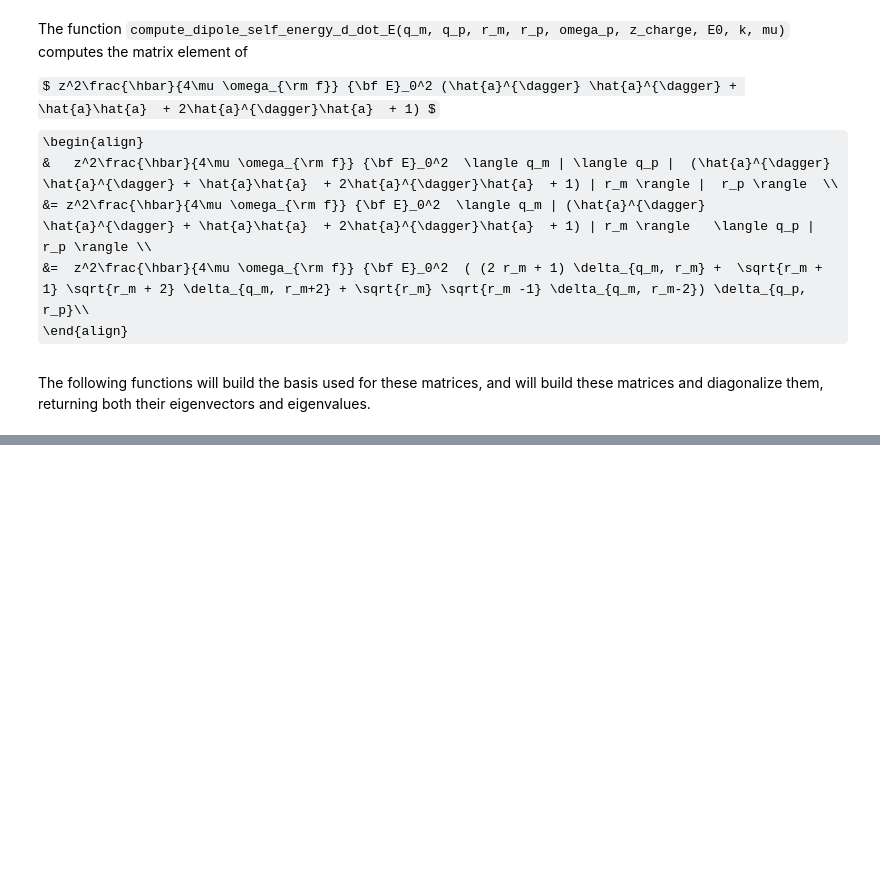
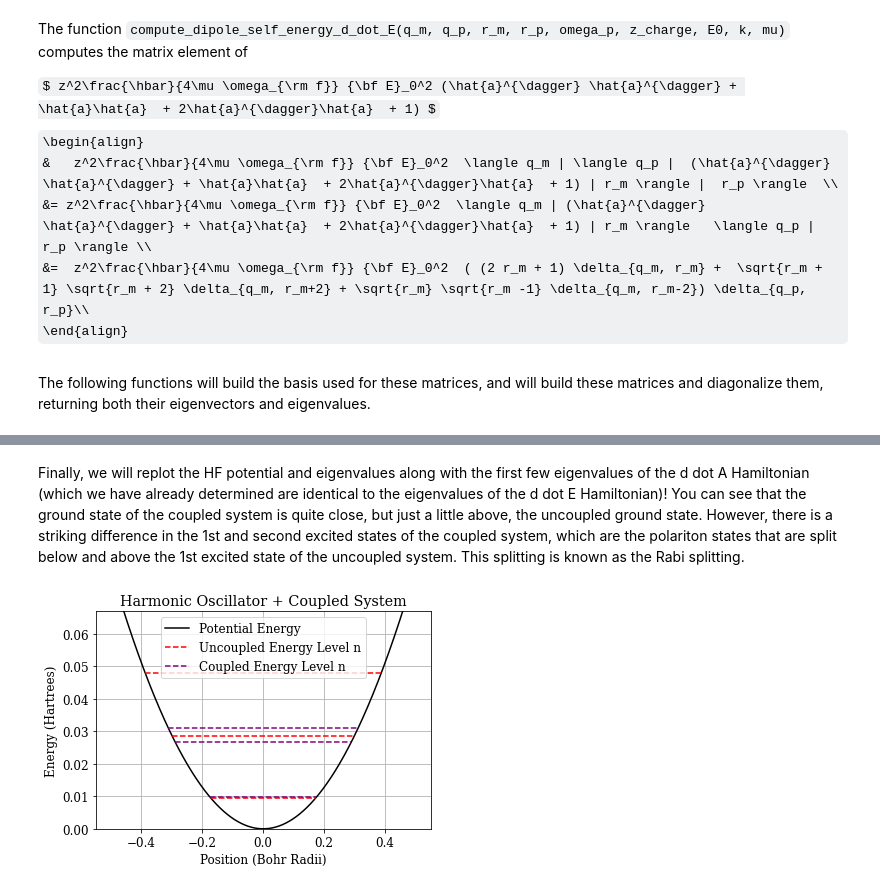
Before and after one commit to FoleyLab/CompChem2024, a Jupyter notebook: PROJECT/HF_Coupled_to_Cavity.ipynb, the cells around one changed output, grey strips where cells are left out. Saved outputs shown, nothing was run; the diff lists cells and outputs as text; code cells hidden in the pictures; some formulas as TeX source; blank space fills up the shorter version.

Commit message:
updated plots

```diff
--- a/PROJECT/HF_Coupled_to_Cavity.ipynb
+++ b/PROJECT/HF_Coupled_to_Cavity.ipynb
@@ -585,0 +687,29 @@ plt.show()
+# %% [markdown]
+Finally, we will replot the HF potential and eigenvalues along with the first few eigenvalues of the d dot A Hamiltonian (which we have already determined are identical to the eigenvalues of the d dot E Hamiltonian)!  You can see that the ground state of the coupled system is quite close, but just a little above, the uncoupled ground state.  However, there is a striking difference in the 1st and second excited states of the coupled system, which are the polariton states that are split below and above the 1st excited state of the uncoupled system.  This splitting is known as the Rabi splitting.
+# %%
+
+# Replot the potential
+plt.plot(x, V, label='Potential Energy', color='black')
+
+# Plot the energy eigenstates
+n_max = 3  # number of eigenstates to plot
+for n in range(n_max):
+    E_n = energy(omega_au, n)
+    pol_En = vals_pda[n]
+    x_min, x_max = turning_points(omega_au, mu_au, E_n)
+    pol_x_min, pol_x_max = turning_points(omega_au, mu_au, pol_En)
+    plt.hlines(E_n, x_min, x_max, color='red', linestyle='--', label=f'Uncoupled Energy Level n' if n == 0 else None)
+    plt.hlines(pol_En, pol_x_min, pol_x_max, color='purple', linestyle='--', label=f'Coupled Energy Level n' if n == 0 else None)
+
+# Add labels and legend
+plt.title('Harmonic Oscillator + Coupled System')
+plt.xlabel('Position (Bohr Radii)')
+plt.ylabel('Energy (Hartrees)')
+plt.ylim(0, energy(omega_au, n_max))
+plt.legend()
+plt.grid()
+
+# Show the plot
+plt.show()
+# %% [output]
+[figure, added]
```
Also changed, not shown: parts of 5 cells of this notebook.
